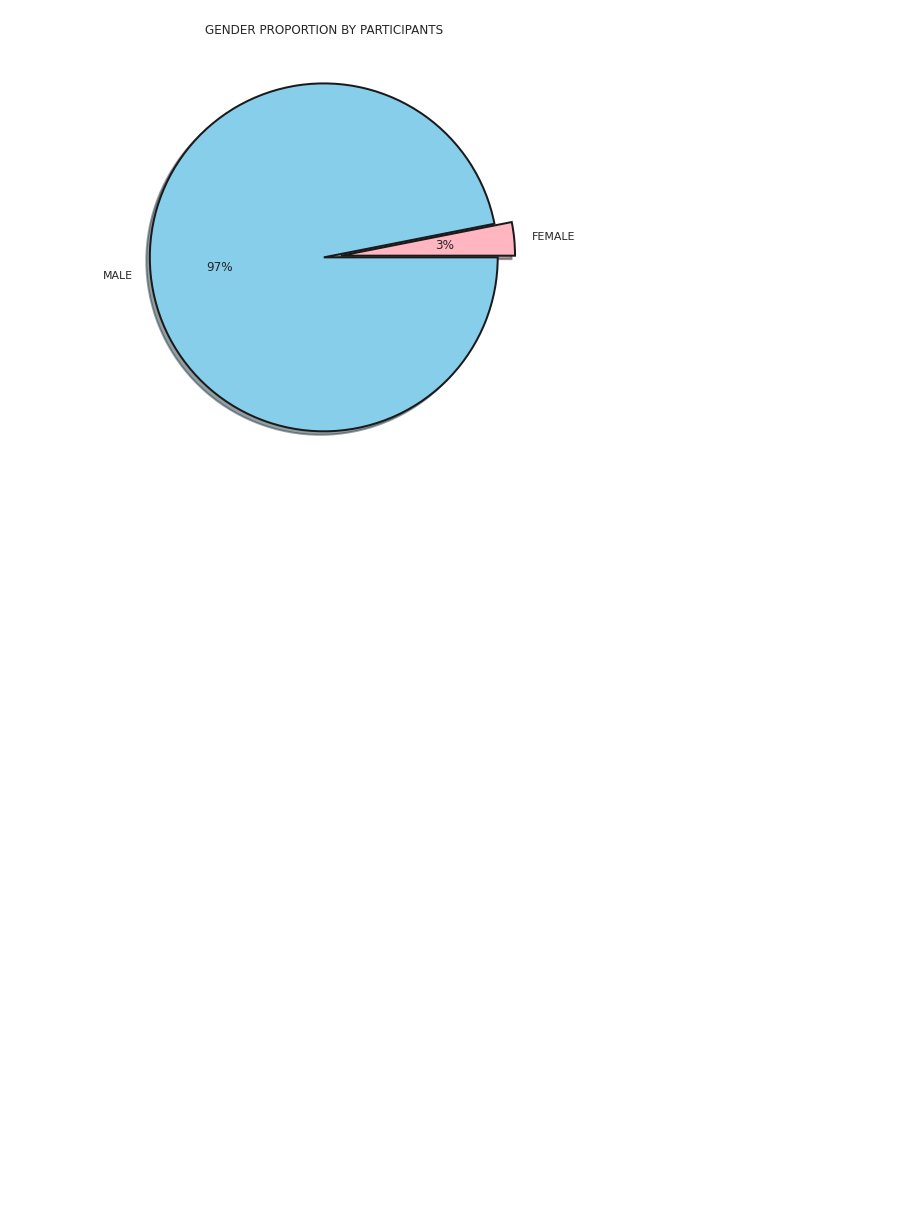
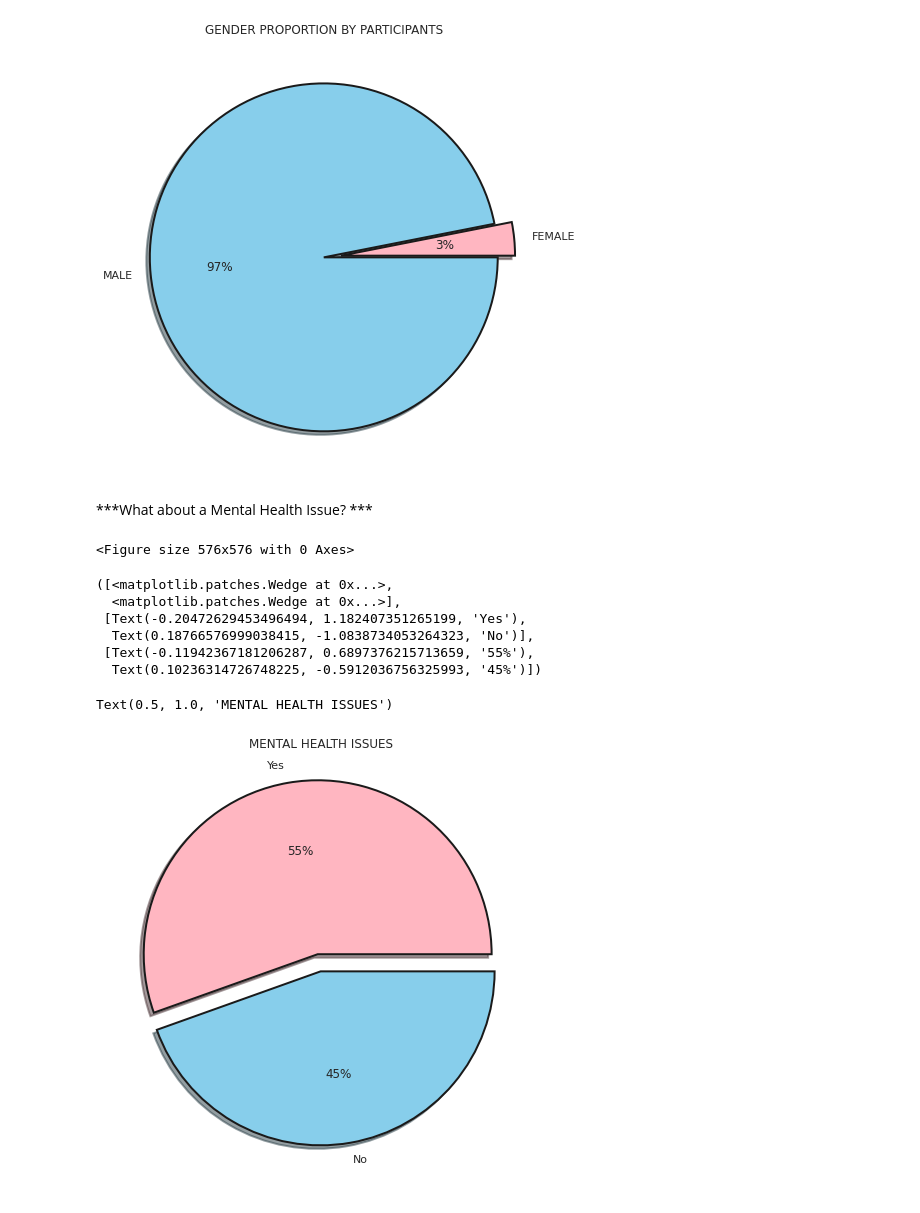
Before and after one commit to Antonio-Martinez-Sanchez/Thinkful-Final-Capstone-Python, a Jupyter notebook: Final_Capstone_Thinkful.ipynb, the cells around one changed output. Saved outputs shown, nothing was run; the diff lists cells and outputs as text; code cells hidden in the pictures; blank space fills up the shorter version.

```diff
--- a/Final_Capstone_Thinkful.ipynb
+++ b/Final_Capstone_Thinkful.ipynb
@@ -331,7 +468,0 @@ Text(0.5, 1.0, 'STATES')
-# %%
-sns.set(style="darkgrid")
-
-fig, (ax0, ax1) = plt.subplots(nrows=1, ncols=2,figsize=(20, 4))
-sns.histplot(data=df, x="Fatalities", kde=True, color="cornflowerblue", ax=ax0)
-sns.histplot(data=df, x="Injured", kde=True, color="olive", ax=ax1)
-plt.show()
@@ -428,3 +491,28 @@ plt.show()
   Text(-0.5971642087143209, -0.058265837594589094, '97%')])
 Text(0.5, 1.0, 'GENDER PROPORTION BY PARTICIPANTS')
 [figure]
+# %% [markdown]
+***What about a Mental Health Issue? ***
+# %%
+Mental_Health = df["Mental Health Issues"].str.replace("[::0-9|]","").str.upper()
+Mental_Health = Mental_Health.str.replace("Yes","Y")
+Mental_Health = Mental_Health.str.replace("No","N")
+Mental_Health = pd.DataFrame(Mental_Health)
+Mental_Health = Mental_Health[Mental_Health["Mental Health Issues"].notnull()]
+Mental_Health["Yes"] = Mental_Health["Mental Health Issues"].str.count("Y")
+Mental_Health["No"]   = Mental_Health["Mental Health Issues"].str.count("N")
+size = [sum(Mental_Health["Yes"]),sum(Mental_Health["No"])]
+plt.figure(figsize=(8,8))
+plt.pie(size,labels=["Yes","No"],shadow=True,colors=["lightpink","skyblue"],autopct="%1.0f%%",wedgeprops={"linewidth":2,"edgecolor":"k"},explode=[.1,0])
+plt.title("MENTAL HEALTH ISSUES")
+plt.show()
+# %% [output]
+<Figure size 576x576 with 0 Axes>
+([<matplotlib.patches.Wedge at 0x...>,
+  <matplotlib.patches.Wedge at 0x...>],
+ [Text(-0.20472629453496494, 1.182407351265199, 'Yes'),
+  Text(0.18766576999038415, -1.0838734053264323, 'No')],
+ [Text(-0.11942367181206287, 0.6897376215713659, '55%'),
+  Text(0.10236314726748225, -0.5912036756325993, '45%')])
+Text(0.5, 1.0, 'MENTAL HEALTH ISSUES')
+[figure, added]
```
Also changed, not shown: parts of 68 cells of this notebook.
